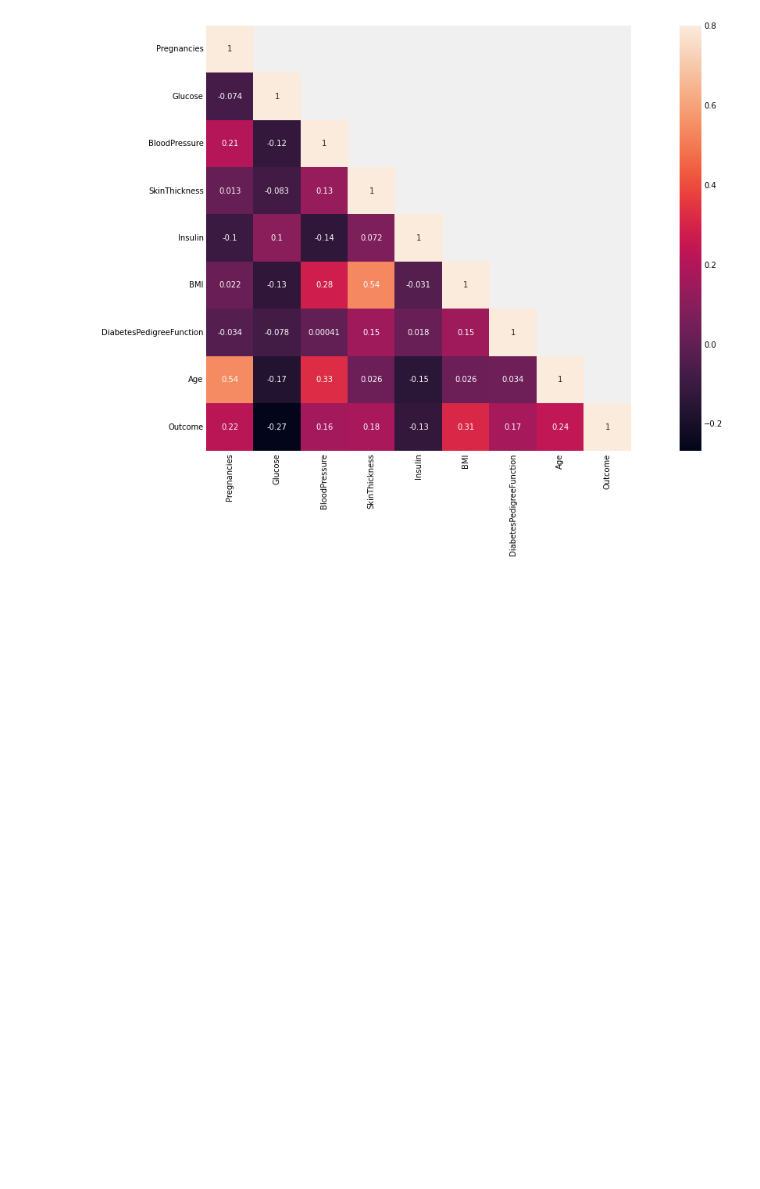
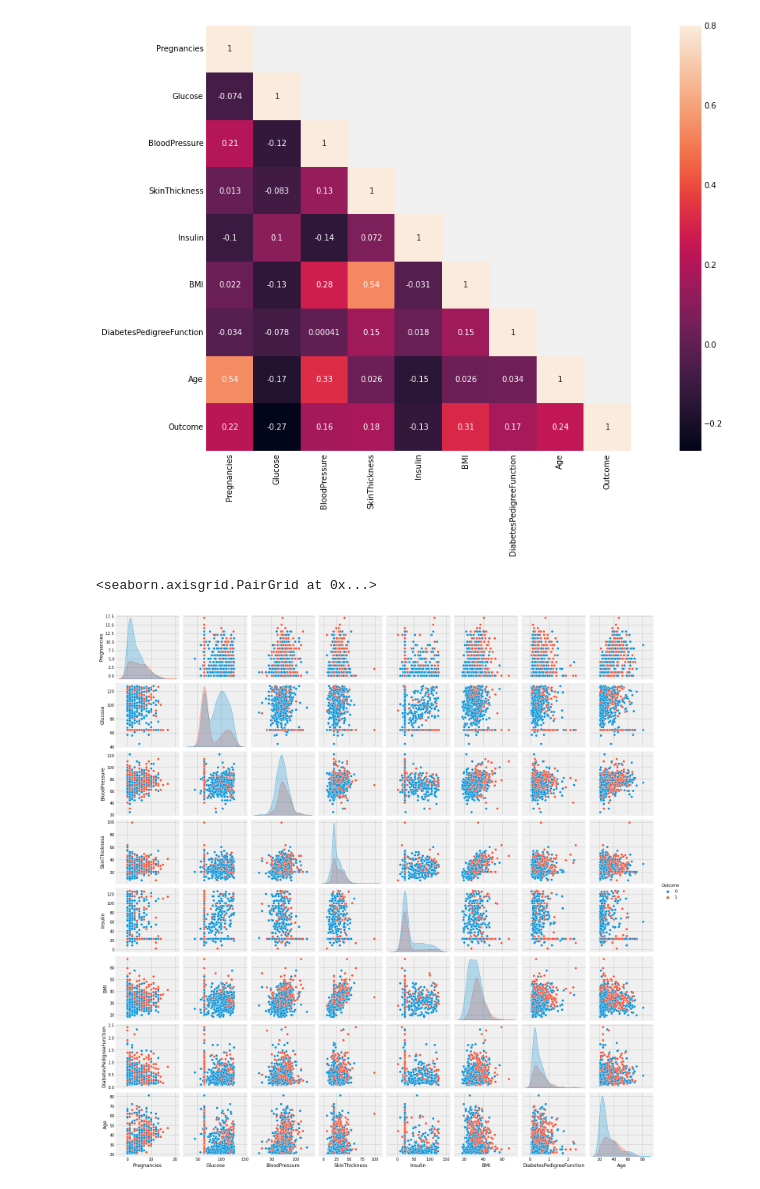
Before and after one commit to dajebbar/Diabetes-Classification, a Jupyter notebook: Dabetes_Classification.ipynb, the cells around one changed output. Cells and saved outputs as stored; diff of their text form; code cells hidden in the pictures; blank space fills up the shorter version.

```diff
--- a/Dabetes_Classification.ipynb
+++ b/Dabetes_Classification.ipynb
@@ -301,3 +322,8 @@ sns.heatmap(corr_mat, mask=mask,vmax=.8, square=True,annot=True)
 # %% [output]
 <matplotlib.axes._subplots.AxesSubplot at 0x...>
 [figure]
+# %%
+sns.pairplot(data=diabetes_df, hue='Outcome')
+# %% [output]
+<seaborn.axisgrid.PairGrid at 0x...>
+[figure, added]
```
Also changed, not shown: parts of 2 cells of this notebook.
